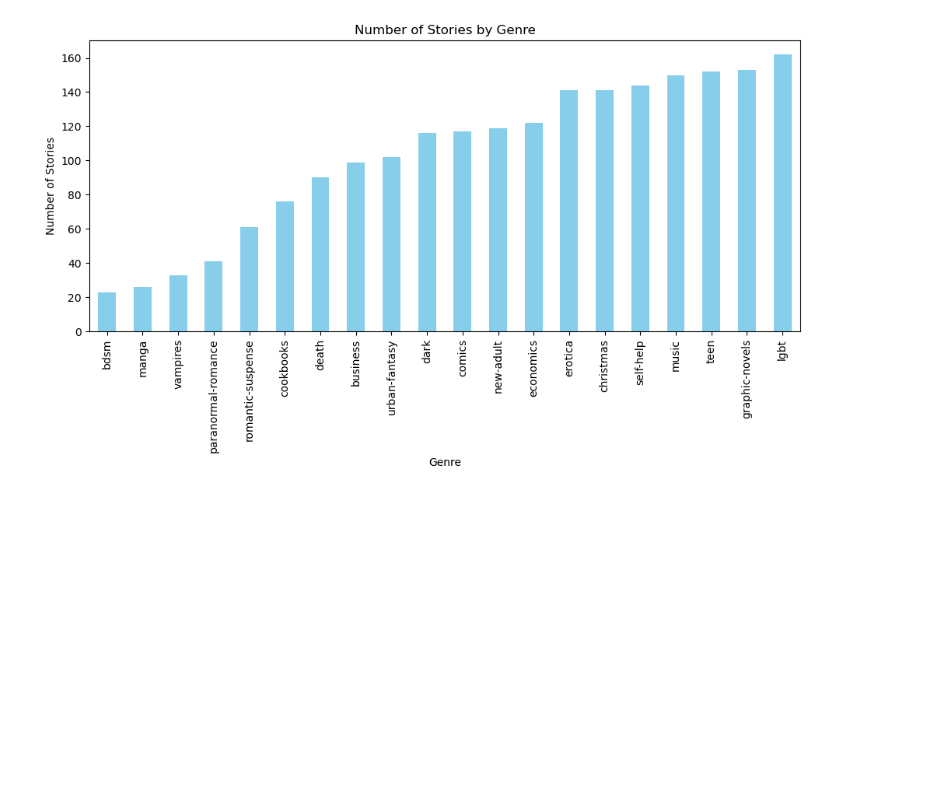
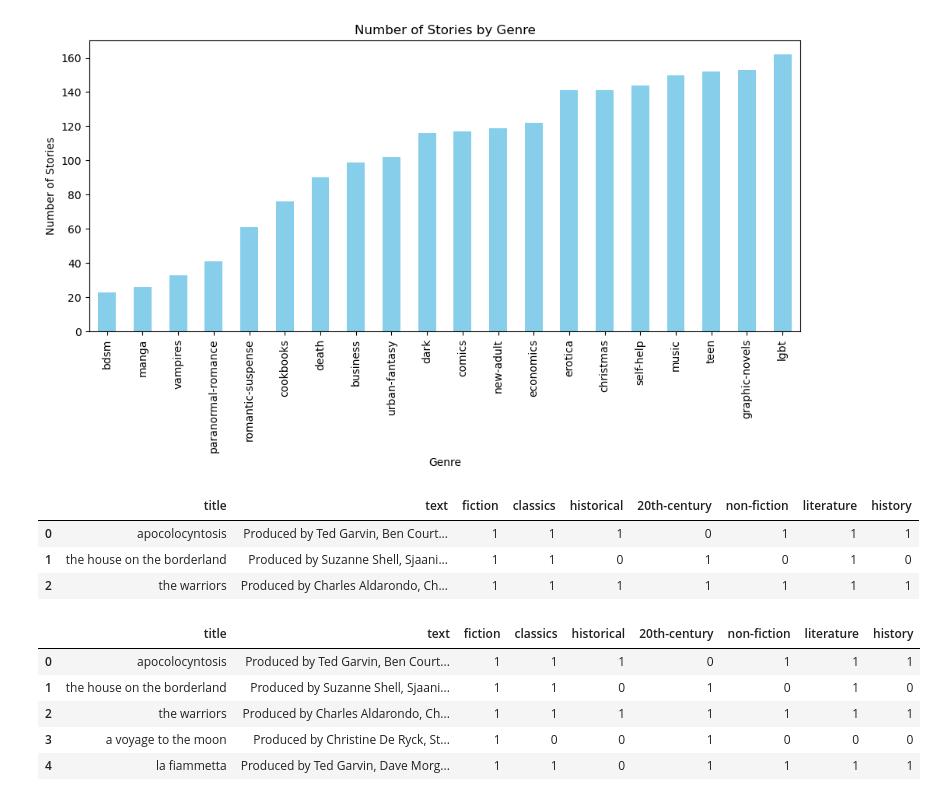
Before and after one commit to LoombaSetu/talk-BERTy-to-me, a Jupyter notebook: exploration.ipynb, the cells around one changed output. Cells and saved outputs as stored; diff of their text form; code cells hidden in the pictures; blank space fills up the shorter version.

```diff
--- a/exploration.ipynb
+++ b/exploration.ipynb
@@ -63,9 +63,9 @@ plt.show()
 [figure]
 # %%
 #Plotting number of stories by genre
-genre_counts = data_gutenberg.drop(columns=['title','text']).sum().sort_values()[:20]
+genre_counts_low = data_gutenberg.drop(columns=['title','text']).sum().sort_values()[:20]
 plt.figure(figsize=(10, 6))
-genre_counts.plot(kind='bar', color='skyblue')
+genre_counts_low.plot(kind='bar', color='skyblue')
 plt.title('Number of Stories by Genre')
 plt.xlabel('Genre')
 plt.ylabel('Number of Stories')
@@ -74,6 +74,29 @@ plt.tight_layout()
 plt.show()
 # %% [output]
 [figure]
+# %%
+top_7_cats = genre_counts.index[:7]
+# %%
+data_gutenberg = data_gutenberg.loc[:,['title', 'text'] + list(top_7_cats)]
+data_gutenberg.head(3)
+# %% [output]
+|  | title | text | fiction | classics | historical | 20th-century | non-fiction | literature | history |
+| 0 | apocolocyntosis | Produced by Ted Garvin, Ben Court... | 1 | 1 | 1 | 0 | 1 | 1 | 1 |
+| 1 | the house on the borderland | Produced by Suzanne Shell, Sjaani... | 1 | 1 | 0 | 1 | 0 | 1 | 0 |
+| 2 | the warriors | Produced by Charles Aldarondo, Ch... | 1 | 1 | 1 | 1 | 1 | 1 | 1 |
+# %%
+data_gutenberg = data_gutenberg.loc[
+    data_gutenberg.loc[:, list(top_7_cats)].sum(axis=1)>0,:
+]
+# %%
+data_gutenberg.head()
+# %% [output]
+|  | title | text | fiction | classics | historical | 20th-century | non-fiction | literature | history |
+| 0 | apocolocyntosis | Produced by Ted Garvin, Ben Court... | 1 | 1 | 1 | 0 | 1 | 1 | 1 |
+| 1 | the house on the borderland | Produced by Suzanne Shell, Sjaani... | 1 | 1 | 0 | 1 | 0 | 1 | 0 |
+| 2 | the warriors | Produced by Charles Aldarondo, Ch... | 1 | 1 | 1 | 1 | 1 | 1 | 1 |
+| 3 | a voyage to the moon | Produced by Christine De Ryck, St... | 1 | 0 | 0 | 1 | 0 | 0 | 0 |
+| 4 | la fiammetta | Produced by Ted Garvin, Dave Morg... | 1 | 1 | 0 | 1 | 1 | 1 | 1 |
 # %%
 #Building vocabulary
 from torchtext.data.utils import get_tokenizer
```
Also changed, not shown: parts of 9 cells of this notebook.
